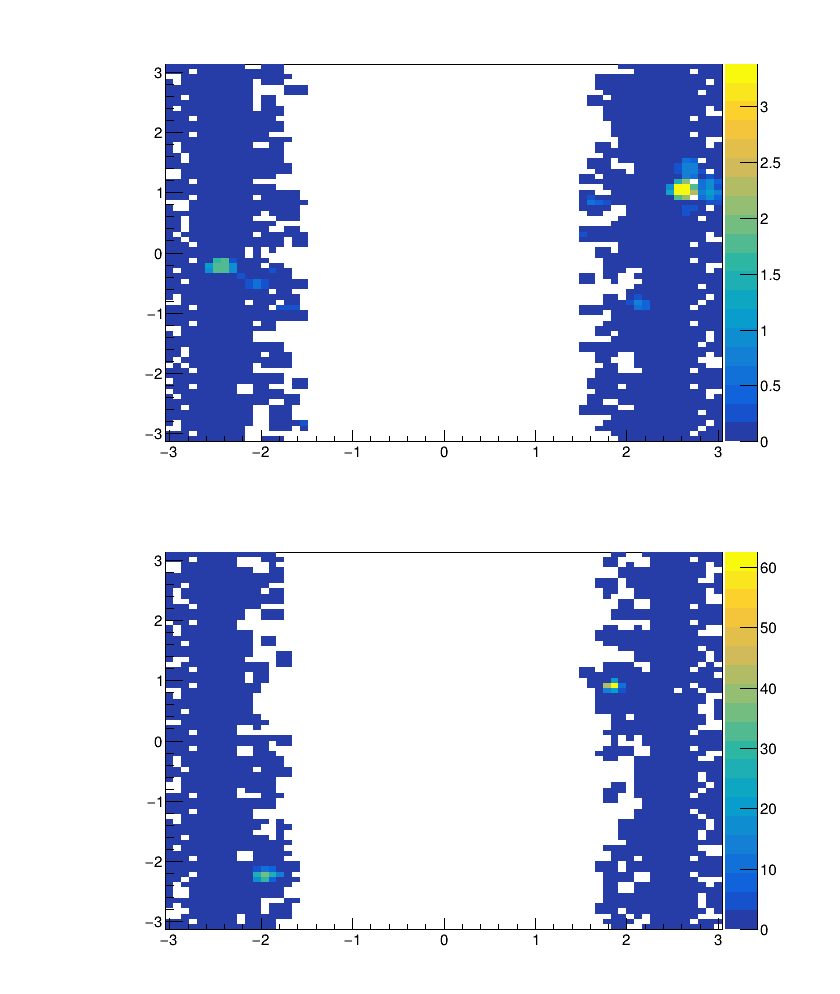
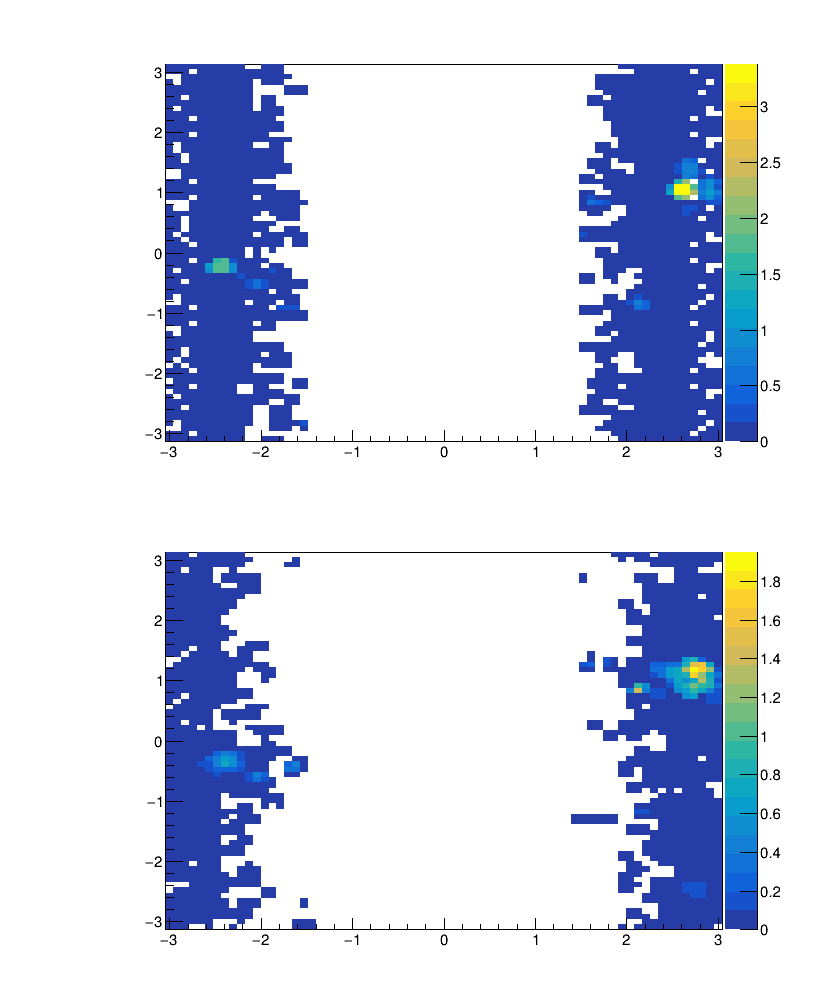
Before and after one commit to mhassans/PhysObjRes, a Jupyter notebook: plotEvents.ipynb, the cells around one changed output. Cells and saved outputs as stored; diff of their text form; code cells hidden in the pictures.

Commit message:
add more plotting functions

```diff
--- a/plotEvents.ipynb
+++ b/plotEvents.ipynb
@@ -55,7 +55,7 @@ c.Draw()
 [figure]
 # %%
 c = ROOT.TCanvas()
-histEM.Draw('colz')
+histHad.Draw('colz')
 c.Draw()
 # %% [output]
-[figure, old version]
+[figure, new version]
```
Also changed, not shown: 1 other file.
